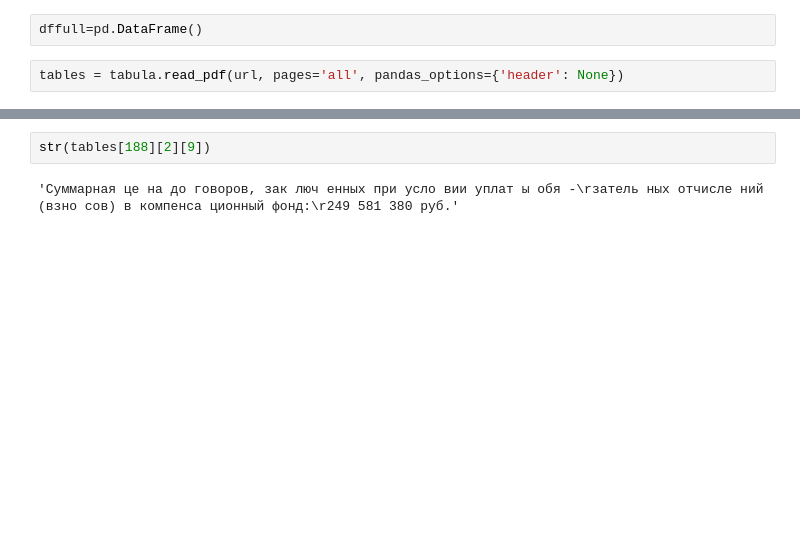
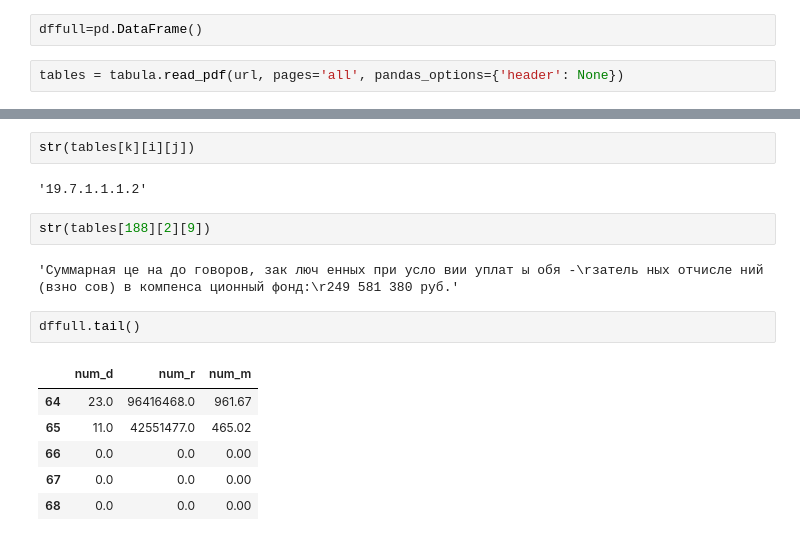
Before and after one commit to EvgenyBelov78/DA1, a Jupyter notebook: NDRF_B+.ipynb, the cells around one changed output, grey strips where cells are left out. Saved outputs shown, nothing was run; the diff lists cells and outputs as text; blank space fills up the shorter version.

```diff
--- a/NDRF_B+.ipynb
+++ b/NDRF_B+.ipynb
@@ -903,7 +895,20 @@ obj16733_pd63-000266.pdf==244.0|22235.32|1426929402.0
+# %%
+str(tables[k][i][j])
+# %% [output]
+'19.7.1.1.1.2'
 # %%
 str(tables[188][2][9])
 # %% [output]
 'Суммарная це на до говоров, зак люч енных при усло вии уплат ы обя -\rзатель ных отчисле ний (взно сов) в компенса ционный фонд:\r249 581 380 руб.'
+# %%
+dffull.tail()
+# %% [output]
+|  | num_d | num_r | num_m |
+| 64 | 23.0 | 96416468.0 | 961.67 |
+| 65 | 11.0 | 42551477.0 | 465.02 |
+| 66 | 0.0 | 0.0 | 0.00 |
+| 67 | 0.0 | 0.0 | 0.00 |
+| 68 | 0.0 | 0.0 | 0.00 |
 # %%
 data_table.DataTable.max_columns = 110
 data_table.DataTable(dffull, include_index=False, num_rows_per_page=200)
```
Also changed, not shown: parts of 5 cells of this notebook.
